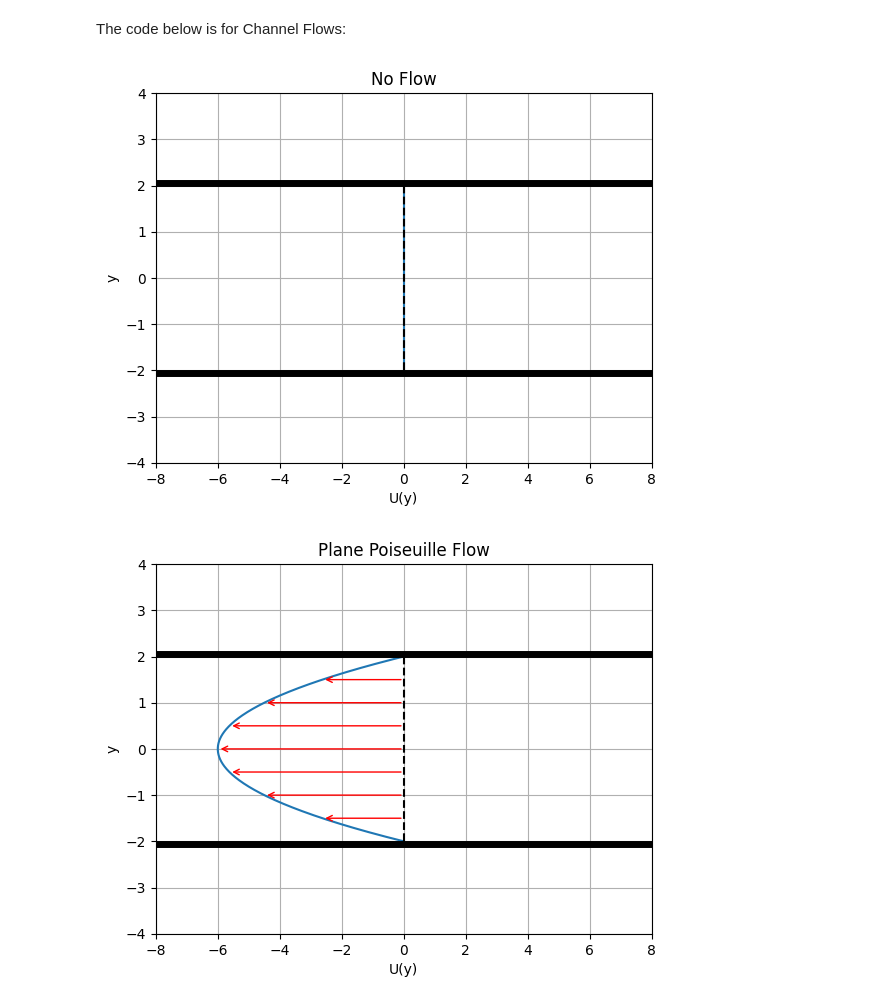
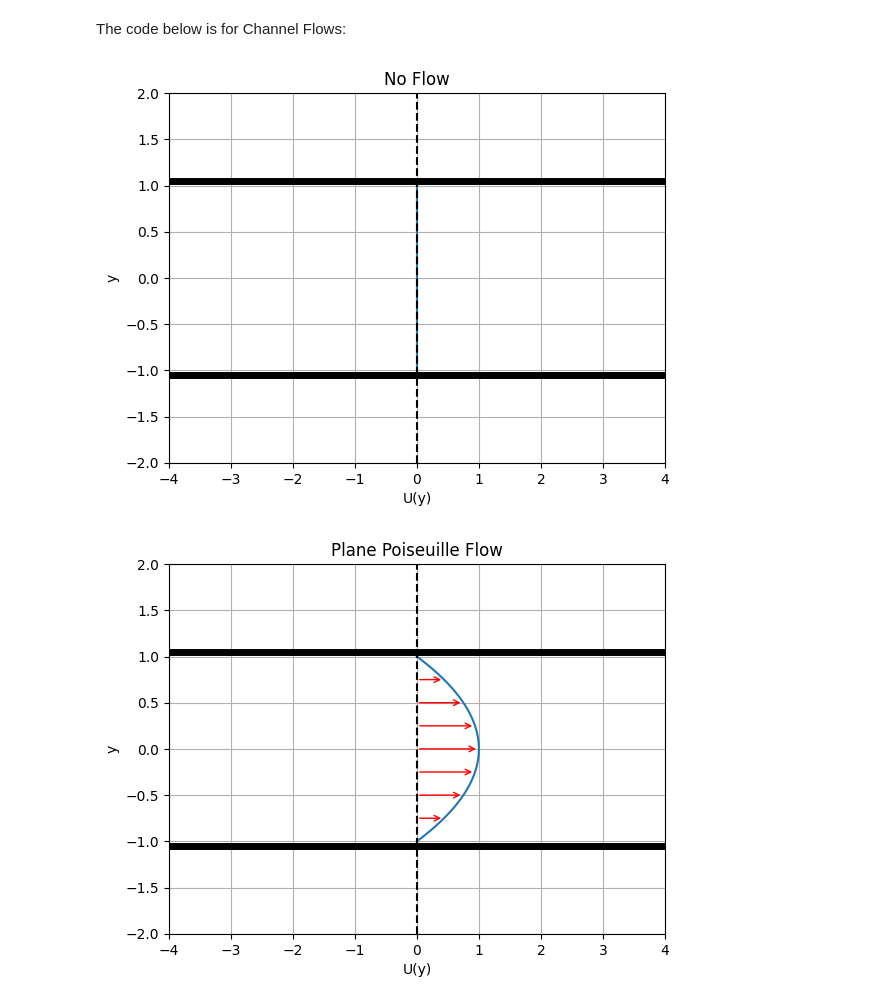
Before and after one commit to Alness5/Viscous-Fluid-Instability, a Jupyter notebook: channel_flows.ipynb, the cells around one changed output. Cells and saved outputs as stored; diff of their text form; code cells hidden in the pictures.

```diff
--- a/channel_flows.ipynb
+++ b/channel_flows.ipynb
@@ -4,7 +4,7 @@ The code below is for Channel Flows:
 import numpy as np
 import matplotlib.pyplot as plt
 
-def plot_function(func, y_range, title):
+def plot_function(func, y_range, title, A):
     y = np.linspace(y_range[0], y_range[1], 400)
     x = func(y)
     plt.plot(x, y)
@@ -13,26 +13,23 @@ def plot_function(func, y_range, title):
         x_val = func(y_val)
         plt.annotate('', xy=(x_val, y_val), xytext=(0, y_val),
                      arrowprops=dict(arrowstyle="->", color='red'))
-    plt.plot([-8, 8], [2.05, 2.05], linewidth=5, color='black')
-    plt.plot([-8, 8], [-2.05, -2.05], linewidth=5, color='black')
+    plt.plot([-8, 8], [1.05, 1.05], linewidth=5, color='black')
+    plt.plot([-8, 8], [-1.05, -1.05], linewidth=5, color='black')
     plt.plot([0, 0], [-2, 2], 'k--')
-    plt.ylim(-4, 4)
-    plt.xlim(-8, 8)
+    plt.ylim(-2, 2)
+    plt.xlim(-4, 4)
     plt.xlabel('U(y)')
     plt.ylabel('y')
+    plt.savefig(f'{A}.png', format='png', dpi=1200)
     plt.title(title)
     plt.grid(True)
     plt.show()
 
-plot_function(lambda x: 0*x, (-2, 2), title='No Flow')
+plot_function(lambda x: 0*x, (-1, 1), title='No Flow', A='No Flow')
 # %% [output]
-[figure, old version]
+[figure, new version]
 # %%
-p = 1.5
-rho = 1
-nu = 1
-L = 2
-plot_function(lambda y: (p/(rho*nu))*(y**2-L**2), (-2, 2), title='Plane Poiseuille Flow')
+plot_function(lambda y: 1-y**2, (-1, 1), title='Plane Poiseuille Flow', A= 'Plane Poiseuille Flow')
 # %% [output]
-[figure, old version]
+[figure, new version]
 # %%
```
Also changed, not shown: parts of 7 cells of this notebook, 7 other files.
